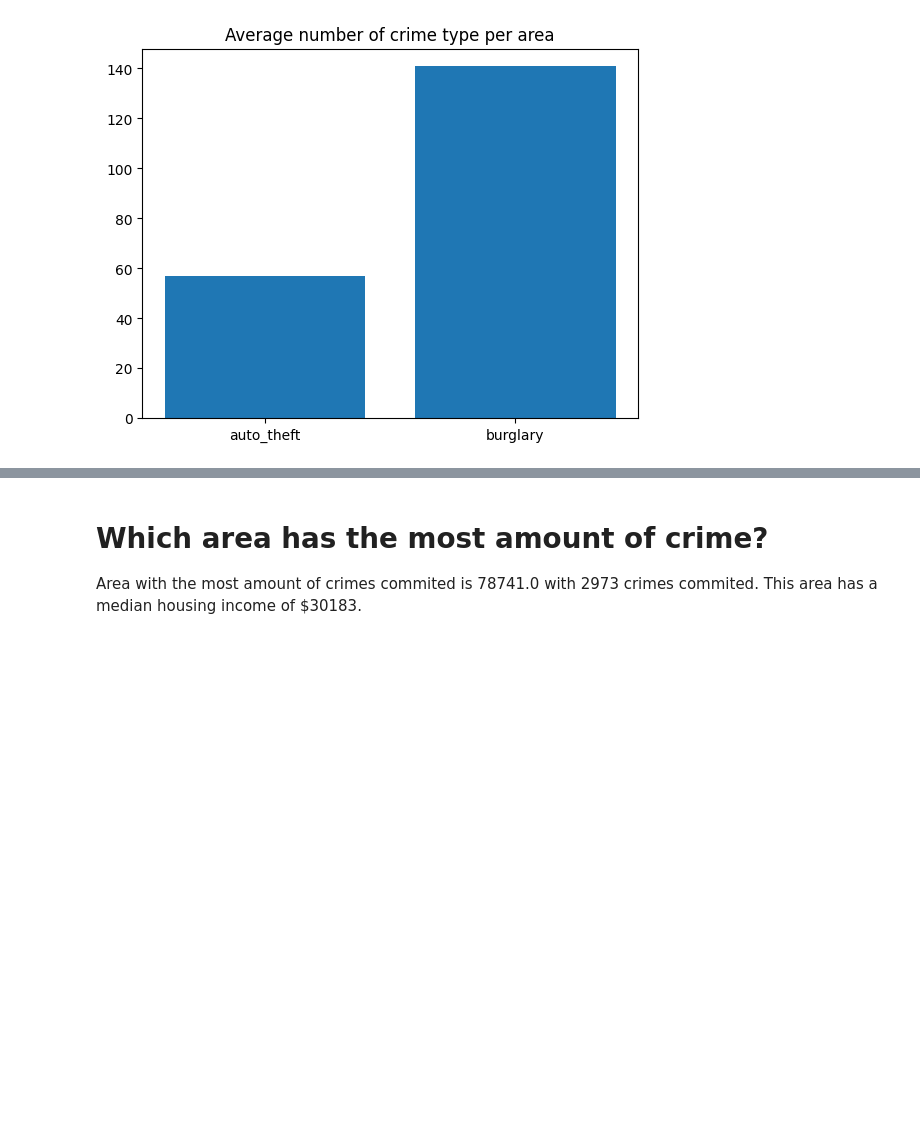
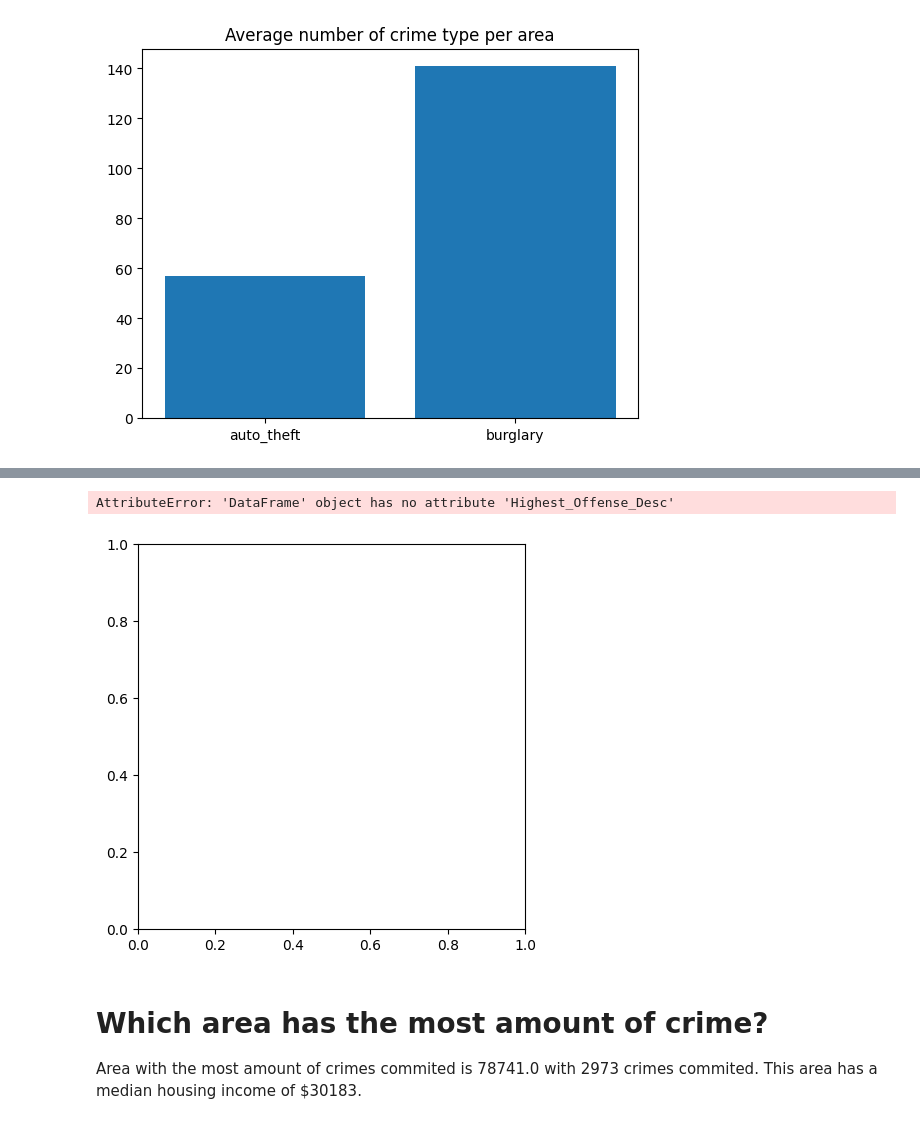
Before and after one commit to beaumartin25/cs5830_project2, a Jupyter notebook: project2.ipynb, the cells around one changed output, grey strips where cells are left out. Cells and saved outputs as stored; diff of their text form; code cells hidden in the pictures; blank space fills up the shorter version.

```diff
--- a/project2.ipynb
+++ b/project2.ipynb
@@ -125,3 +129,20 @@ display('N = {} (auto_theft) {} (burglary)'.format(sum(auto_theft.Crime_Count),
+# %%
+colors = {'Theft':'blue','Auto Theft':'red','Burglary':'black'}
+
+
+
+
+for crime in crime_counts_with_salary.Highest_Offense_Desc.unique():
+    data = crime_counts_with_salary[crime_counts_with_salary.Highest_Offense_Desc == crime]
+    ax.scatter(x=data.Medianhouseholdincome, y=data.Crime_Count, c=colors[crime], label=crime)
+ax.set_xlabel('median_income')
+ax.set_ylabel('crime_counts')
+ax.legend()
+
+plt.show()
+# %% [output]
+AttributeError: 'DataFrame' object has no attribute 'Highest_Offense_Desc'
+[figure, added]
 # %% [markdown]
 # Which area has the most amount of crime?
 
```
Also changed, not shown: parts of 4 cells of this notebook.
